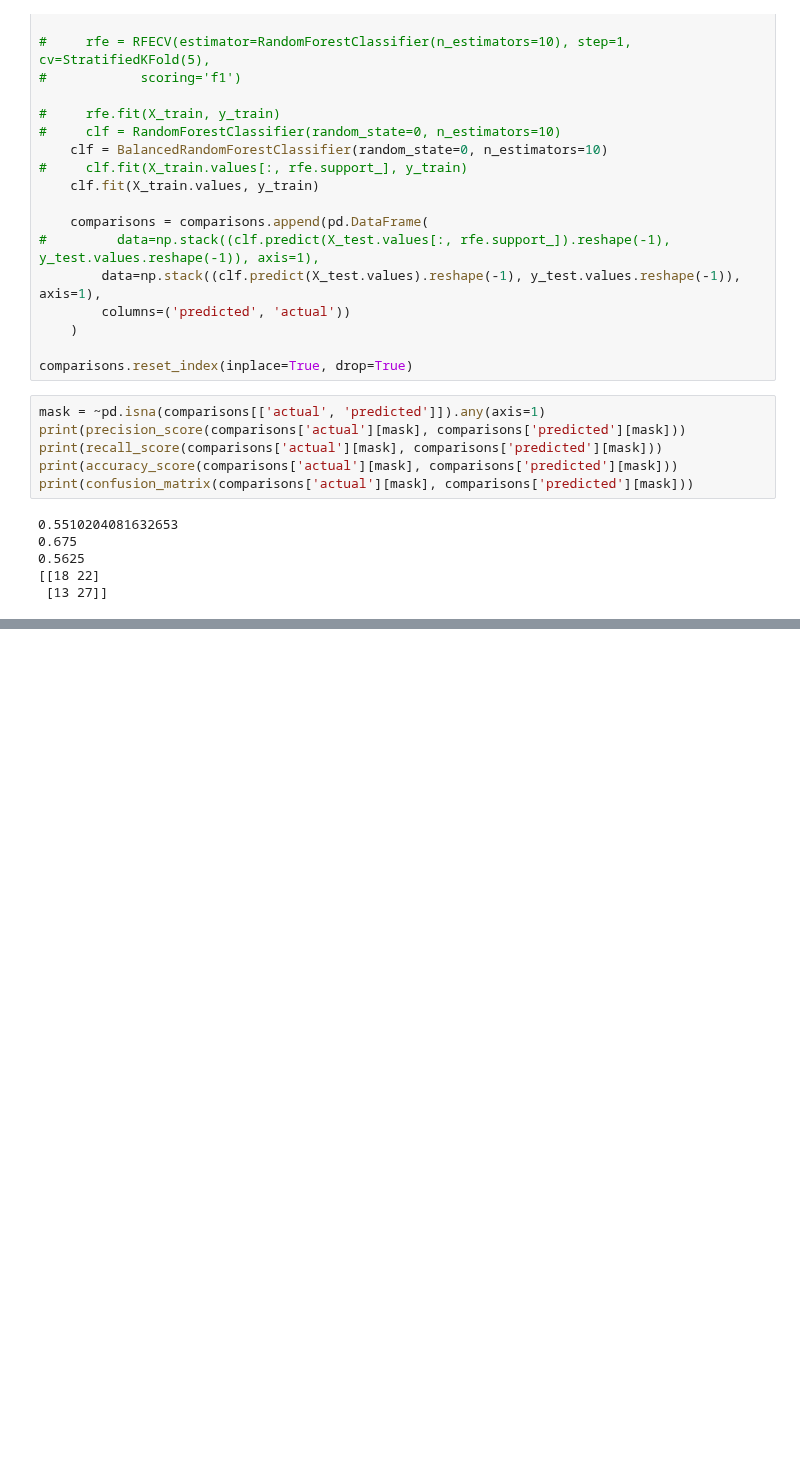
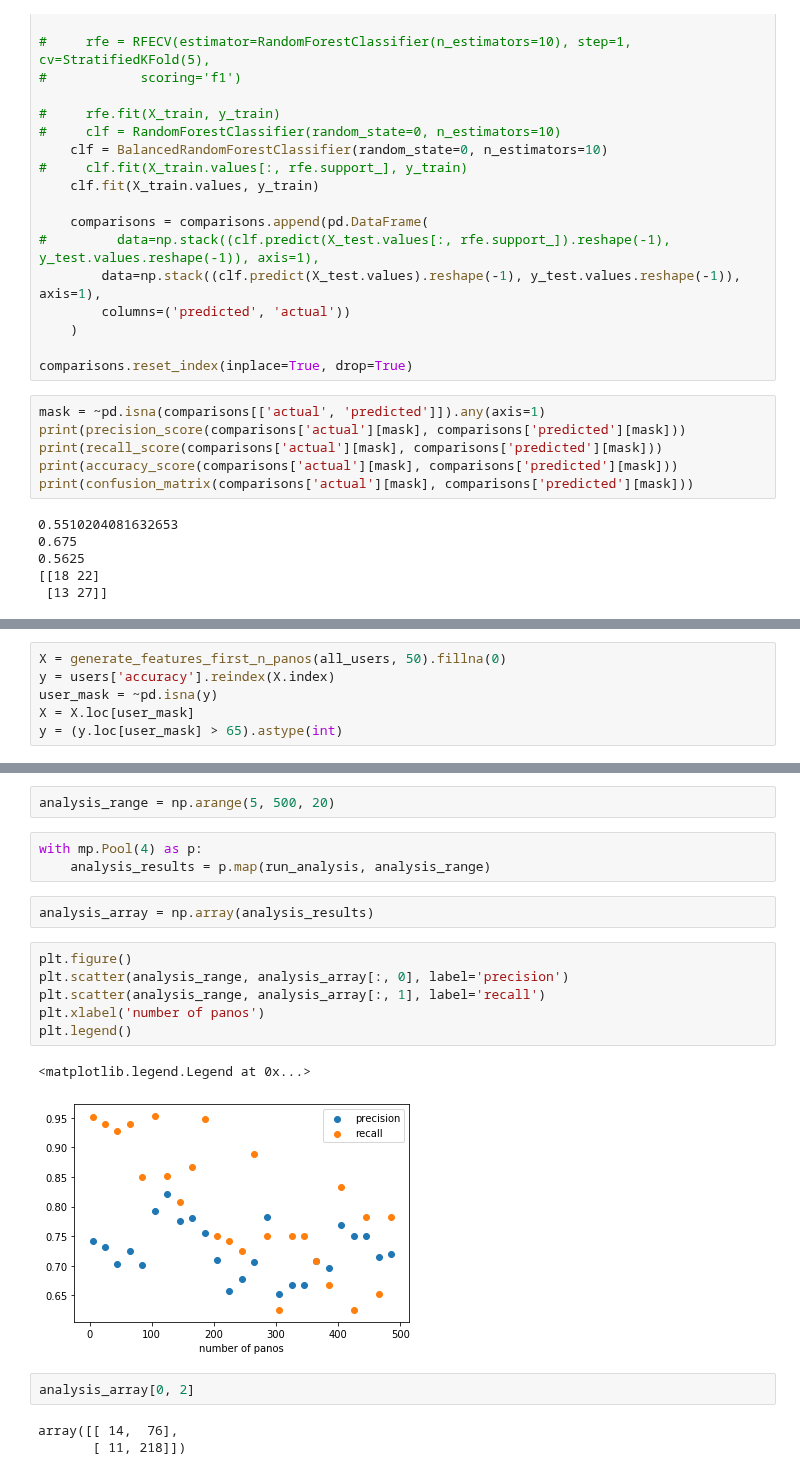
Before and after one commit to ProjectSidewalk/sidewalk-quality-analysis, a Jupyter notebook: sidewalk-user-quality-analysis-neil.ipynb, the cells around one changed output, grey strips where cells are left out. Drawn from its saved outputs; the diff is of its cells as text; blank space fills up the shorter version.

Commit message:
add first version of standalone classifier

```diff
--- a/sidewalk-user-quality-analysis-neil.ipynb
+++ b/sidewalk-user-quality-analysis-neil.ipynb
@@ -712,0 +785,6 @@ Optimal number of features : [ True  True  True False False  True  True  True  T
+# %%
+X = generate_features_first_n_panos(all_users, 50).fillna(0)
+y = users['accuracy'].reindex(X.index)
+user_mask = ~pd.isna(y)
+X = X.loc[user_mask]
+y = (y.loc[user_mask] > 65).astype(int)
@@ -712,0 +835,21 @@ Optimal number of features : [ True  True  True False False  True  True  True  T
+# %%
+analysis_range = np.arange(5, 500, 20)
+# %%
+with mp.Pool(4) as p:
+    analysis_results = p.map(run_analysis, analysis_range)
+# %%
+analysis_array = np.array(analysis_results)
+# %%
+plt.figure()
+plt.scatter(analysis_range, analysis_array[:, 0], label='precision')
+plt.scatter(analysis_range, analysis_array[:, 1], label='recall')
+plt.xlabel('number of panos')
+plt.legend()
+# %% [output]
+<matplotlib.legend.Legend at 0x...>
+[figure, added]
+# %%
+analysis_array[0, 2]
+# %% [output]
+array([[ 14,  76],
+       [ 11, 218]])
```
Also changed, not shown: parts of 29 cells of this notebook, 1 other file.
